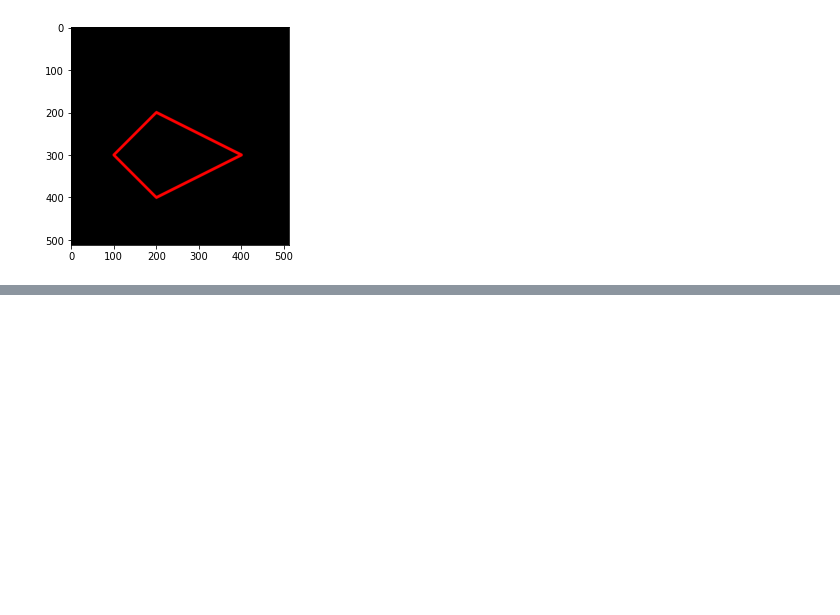
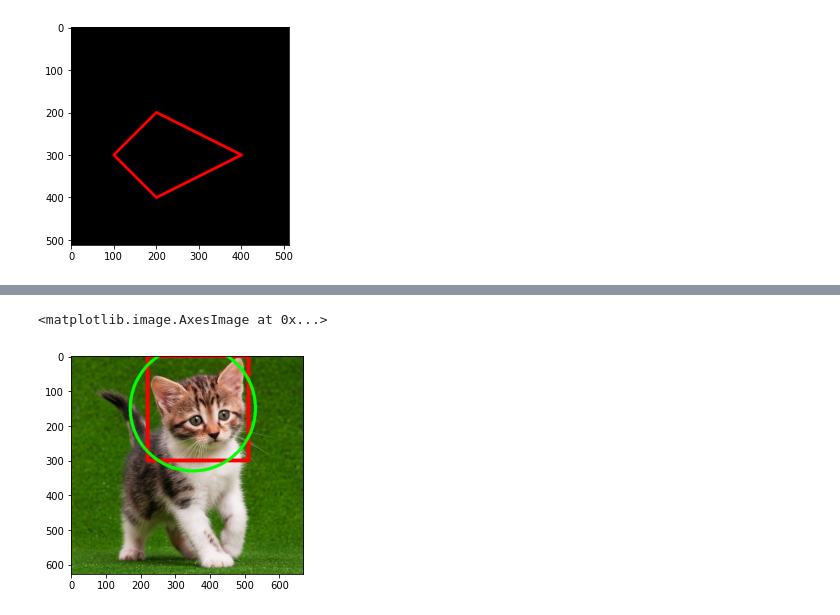
Before and after one commit to divardhia/PCVK_Genap_2022, a Jupyter notebook: Week2.ipynb, the cells around one changed output, grey strips where cells are left out. Saved outputs shown, nothing was run; the diff lists cells and outputs as text; code cells hidden in the pictures; blank space fills up the shorter version.

```diff
--- a/Week2.ipynb
+++ b/Week2.ipynb
@@ -131,0 +180,12 @@ plt.imshow(black_img2)
+# %%
+# Tugas 5
+# Tampilkan image dengan posisi terbalik! Berdasarkan praktikum bagian 3 dan 4 kerjakan beberapa tugas berikut :
+# Tugas 6
+# Buat rectangle dan circle pada bagian wajah dari image kitten!
+img11 = cv.cvtColor(img, cv.COLOR_BGR2RGB)
+cv.rectangle(img11,pt1=(220,0),pt2=(510,300),color=(255,0,0),thickness=10)
+cv.circle(img11,center=(350,150),radius=180,color=(0,255,0),thickness=8)
+plt.imshow(img11)
+# %% [output]
+<matplotlib.image.AxesImage at 0x...>
+[figure, added]
```
Also changed, not shown: parts of 5 cells of this notebook.
